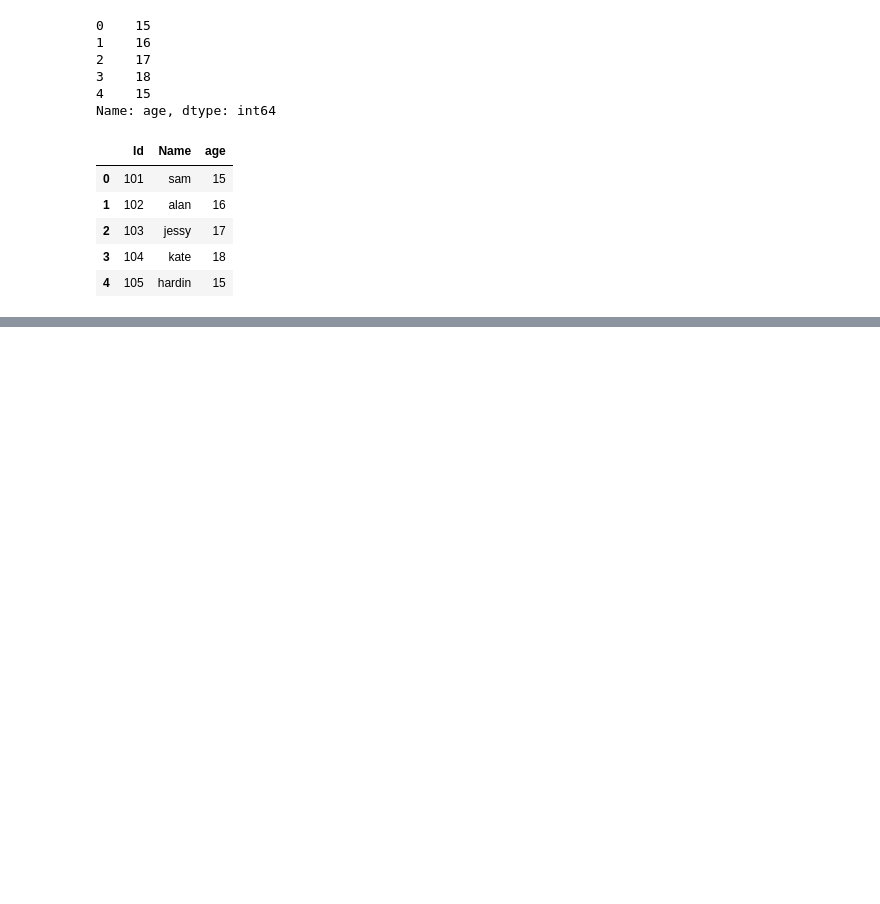
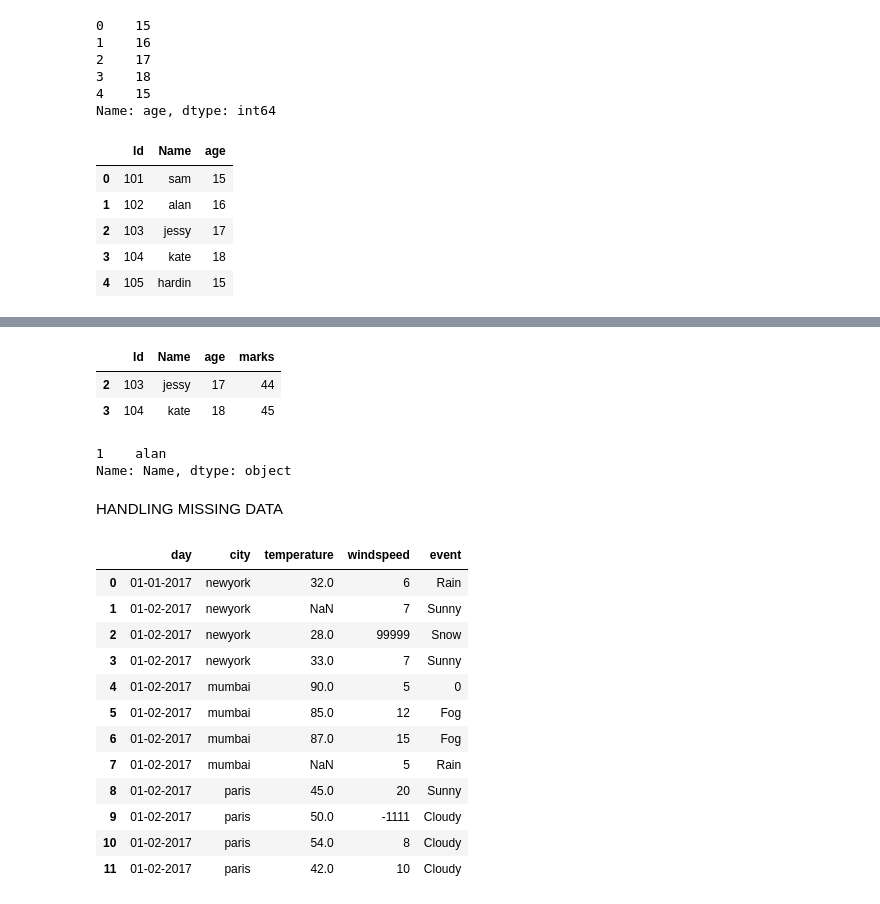
Before and after one commit to shimnasherin73/python-basics, a Jupyter notebook: pandas.ipynb, the cells around one changed output, grey strips where cells are left out. Drawn from its saved outputs; the diff is of its cells as text; code cells hidden in the pictures; blank space fills up the shorter version.

Commit message:
missing data

```diff
--- a/pandas.ipynb
+++ b/pandas.ipynb
@@ -268,0 +696,30 @@ df[['Id','Name','age']]
+# %%
+df[df['age']>16]#get the values baove age 25
+# %% [output]
+|  | Id | Name | age | marks |
+| 2 | 103 | jessy | 17 | 44 |
+| 3 | 104 | kate | 18 | 45 |
+# %%
+df['Name'][df.marks==df.marks.min()]#min salary with name
+# %% [output]
+1    alan
+Name: Name, dtype: object
+# %% [markdown]
+HANDLING MISSING DATA
+# %%
+data_missing=pd.read_csv('C:\\Users\\pc\\python-basics\\weather_data_missing_pandas.csv')
+data_missing
+# %% [output]
+|  | day | city | temperature | windspeed | event |
+| 0 | 01-01-2017 | newyork | 32.0 | 6 | Rain |
+| 1 | 01-02-2017 | newyork | NaN | 7 | Sunny |
+| 2 | 01-02-2017 | newyork | 28.0 | 99999 | Snow |
+| 3 | 01-02-2017 | newyork | 33.0 | 7 | Sunny |
+| 4 | 01-02-2017 | mumbai | 90.0 | 5 | 0 |
+| 5 | 01-02-2017 | mumbai | 85.0 | 12 | Fog |
+| 6 | 01-02-2017 | mumbai | 87.0 | 15 | Fog |
+| 7 | 01-02-2017 | mumbai | NaN | 5 | Rain |
+| 8 | 01-02-2017 | paris | 45.0 | 20 | Sunny |
+| 9 | 01-02-2017 | paris | 50.0 | -1111 | Cloudy |
+| 10 | 01-02-2017 | paris | 54.0 | 8 | Cloudy |
+| 11 | 01-02-2017 | paris | 42.0 | 10 | Cloudy |
```
Also changed, not shown: parts of 64 cells of this notebook, 1 other file.
